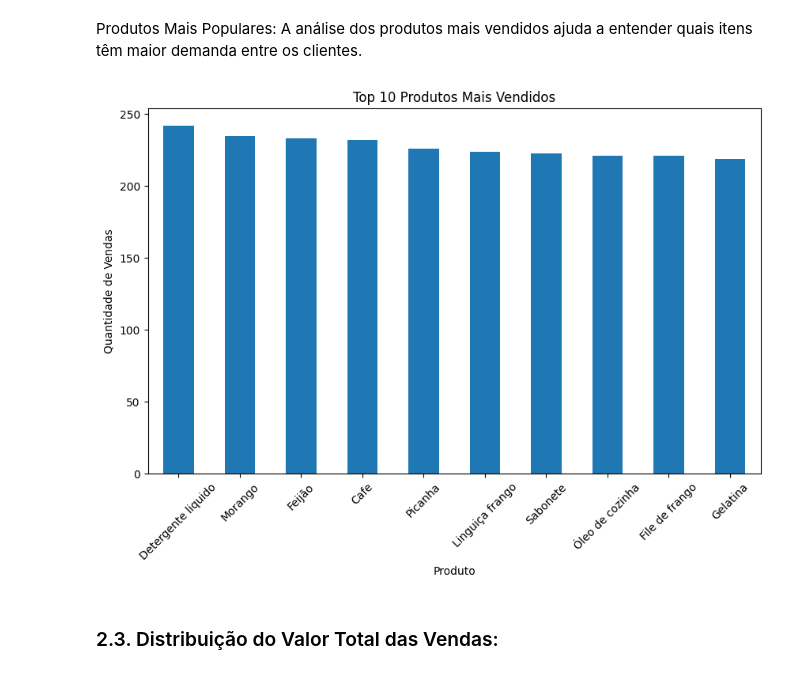
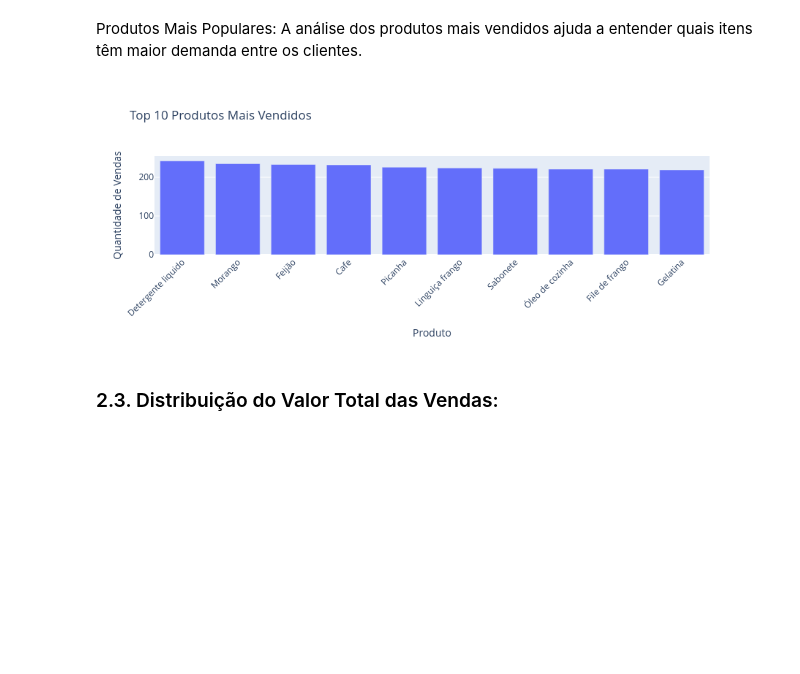
Before and after one commit to Jandersolutions/super_mercado, a Jupyter notebook: notebooks/projeto.ipynb, the cells around one changed output. Drawn from its saved outputs; the diff is of its cells as text; code cells hidden in the pictures; blank space fills up the shorter version.

Commit message:
alterando para plotly

```diff
--- a/notebooks/projeto.ipynb
+++ b/notebooks/projeto.ipynb
@@ -83,16 +88,17 @@ plt.show()
 Produtos Mais Populares: A análise dos produtos mais vendidos ajuda a entender quais itens têm maior demanda entre os clientes.
 # %%
 # Produtos mais vendidos
-top_products = df['produto'].value_counts().head(10)
-plt.figure(figsize=(10, 6))
-top_products.plot(kind='bar')
-plt.title('Top 10 Produtos Mais Vendidos')
-plt.xlabel('Produto')
-plt.ylabel('Quantidade de Vendas')
-plt.xticks(rotation=45)
-plt.show()
+top_products = df['produto'].value_counts().head(10).reset_index()
+top_products.columns = ['produto', 'quantidade_vendas']
+# Criar o gráfico de barras interativo com o Plotly Express
+fig = px.bar(top_products, x='produto', y='quantidade_vendas', title='Top 10 Produtos Mais Vendidos')
+fig.update_xaxes(title_text='Produto')
+fig.update_yaxes(title_text='Quantidade de Vendas')
+fig.update_xaxes(tickangle=-45)  # Rotacionar rótulos do eixo x
+# Exibir o gráfico
+fig.show()
 # %% [output]
-[figure, old version]
+[figure, new version]
 # %% [markdown]
 ### 2.3. Distribuição do Valor Total das Vendas:
 # %% [markdown]
```
Also changed, not shown: parts of 6 cells of this notebook, 1 other file.
